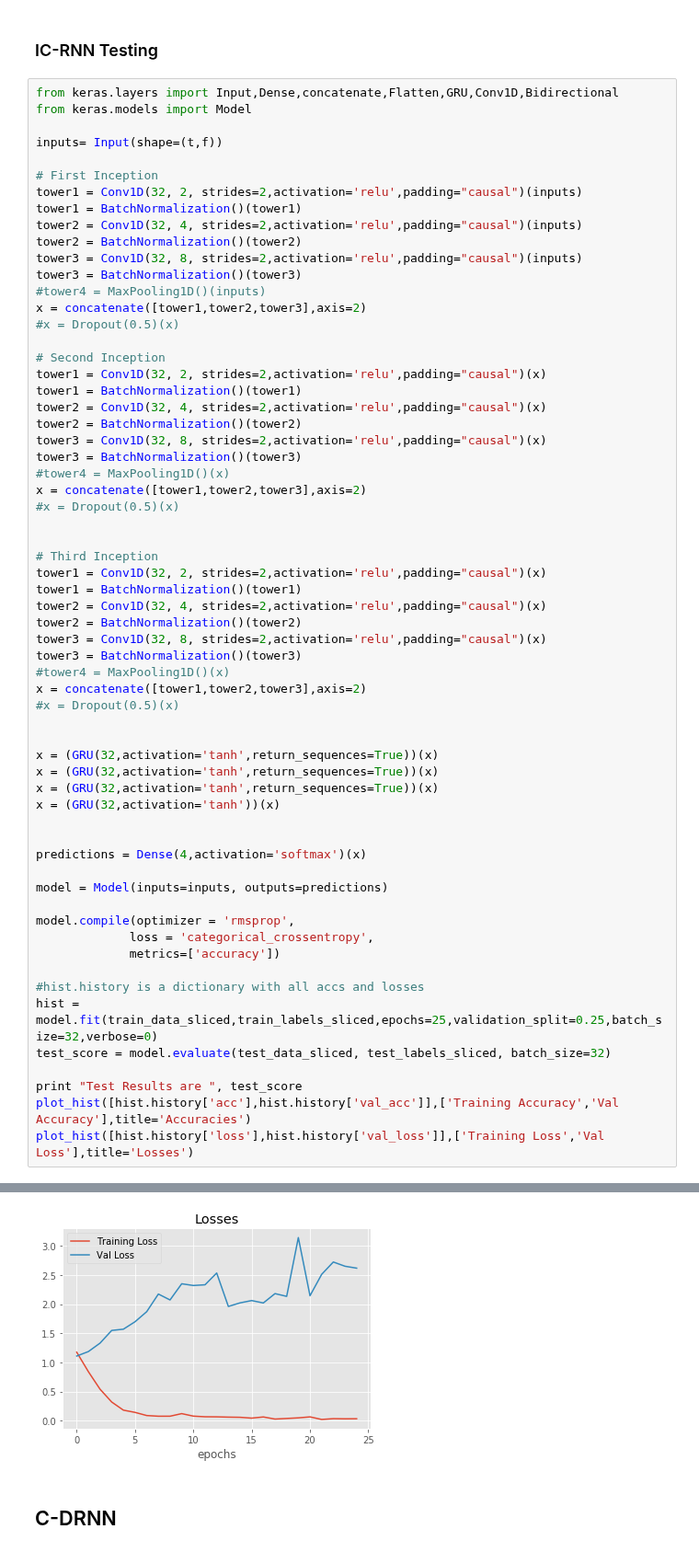
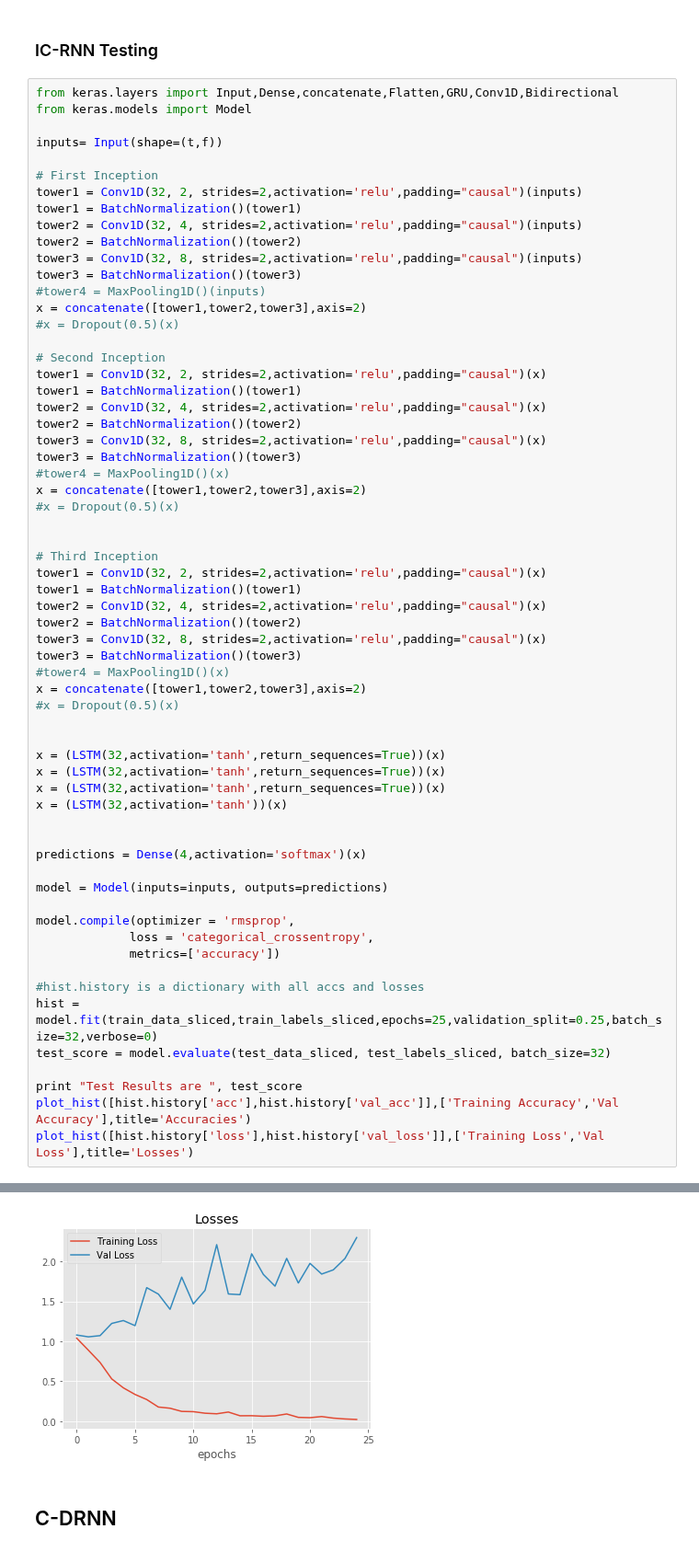
Before and after one commit to kunalpatel1793/Neural-Nets-Final-Project, a Jupyter notebook: Model.ipynb, the cells around one changed output, grey strips where cells are left out. Shown at 92% size. Saved outputs shown, nothing was run; the diff lists cells and outputs as text.

```diff
--- a/Model.ipynb
+++ b/Model.ipynb
@@ -494,10 +494,10 @@ x = concatenate([tower1,tower2,tower3],axis=2)
 #x = Dropout(0.5)(x)
 
 
-x = (GRU(32,activation='tanh',return_sequences=True))(x)
-x = (GRU(32,activation='tanh',return_sequences=True))(x)
-x = (GRU(32,activation='tanh',return_sequences=True))(x)
-x = (GRU(32,activation='tanh'))(x)
+x = (LSTM(32,activation='tanh',return_sequences=True))(x)
+x = (LSTM(32,activation='tanh',return_sequences=True))(x)
+x = (LSTM(32,activation='tanh',return_sequences=True))(x)
+x = (LSTM(32,activation='tanh'))(x)
 
 
 predictions = Dense(4,activation='softmax')(x)
@@ -522,4 +522,4 @@ Test Results are  [2.7042381000518798, 0.50600000047683713]
-[figure, old version]
+[figure, new version]
 # %% [markdown]
 ## C-DRNN
 # %%
```
Also changed, not shown: parts of 3 cells of this notebook.
